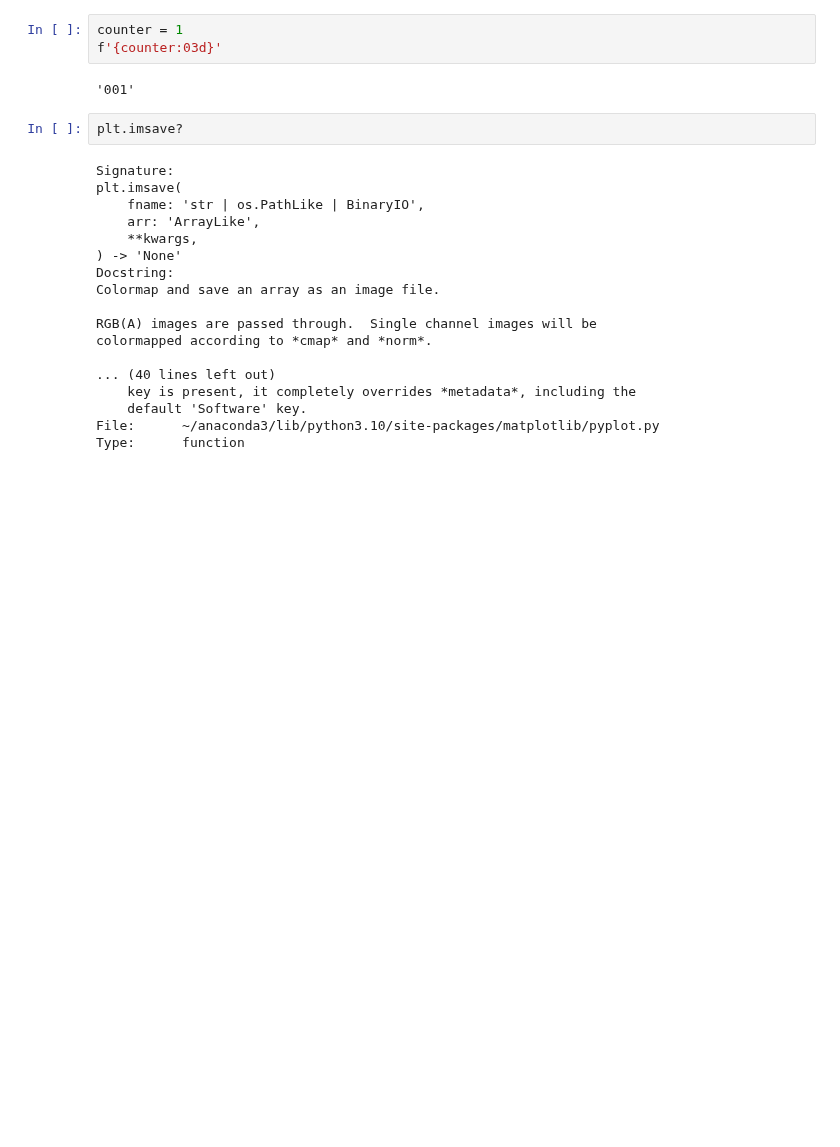
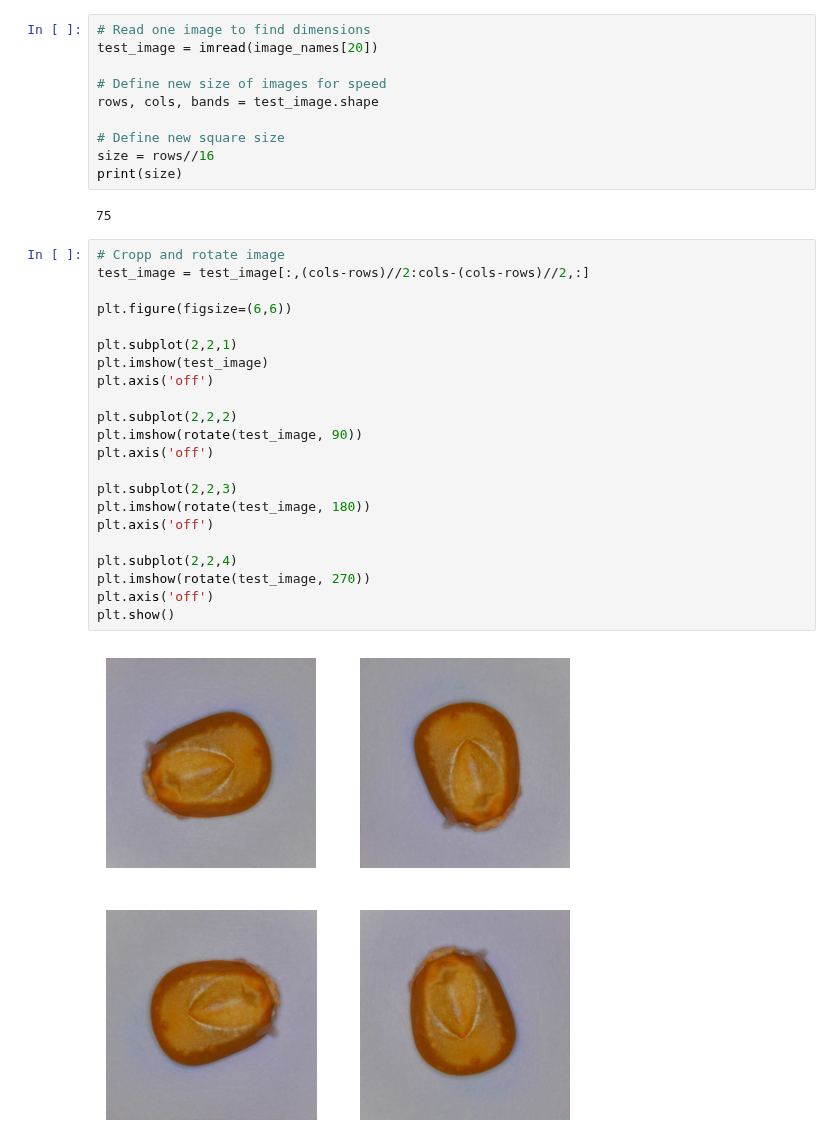
Before and after one commit to soilwater/pynotes-agriscience, a Jupyter notebook: datasets/images/plant_seeds/Untitled.ipynb, the cells around one changed output. Drawn from its saved outputs; the diff is of its cells as text; blank space fills up the shorter version.

```diff
--- a/datasets/images/plant_seeds/Untitled.ipynb
+++ b/datasets/images/plant_seeds/Untitled.ipynb
@@ -17,25 +22,36 @@ for d in dirs:
-# %%
-counter = 1
-f'{counter:03d}'
-# %% [output]
-'001'
-# %%
-plt.imsave?
-# %% [output]
-Signature:
-plt.imsave(
-    fname: 'str | os.PathLike | BinaryIO',
-    arr: 'ArrayLike',
-    **kwargs,
-) -> 'None'
-Docstring:
-Colormap and save an array as an image file.
-
-RGB(A) images are passed through.  Single channel images will be
-colormapped according to *cmap* and *norm*.
-
-... (40 lines left out)
-    key is present, it completely overrides *metadata*, including the
-    default 'Software' key.
-File:      ~/anaconda3/lib/python3.10/site-packages/matplotlib/pyplot.py
-Type:      function
+# %%
+# Read one image to find dimensions
+test_image = imread(image_names[20])
+
+# Define new size of images for speed
+rows, cols, bands = test_image.shape
+
+# Define new square size
+size = rows//16
+print(size)
+# %% [output]
+75
+# %%
+# Cropp and rotate image
+test_image = test_image[:,(cols-rows)//2:cols-(cols-rows)//2,:]
+
+plt.figure(figsize=(6,6))
+
+plt.subplot(2,2,1)
+plt.imshow(test_image)
+plt.axis('off')
+
+plt.subplot(2,2,2)
+plt.imshow(rotate(test_image, 90))
+plt.axis('off')
+
+plt.subplot(2,2,3)
+plt.imshow(rotate(test_image, 180))
+plt.axis('off')
+
+plt.subplot(2,2,4)
+plt.imshow(rotate(test_image, 270))
+plt.axis('off')
+plt.show()
+# %% [output]
+[figure, added]
```
Also changed, not shown: parts of 13 cells of this notebook, 7 other files.
